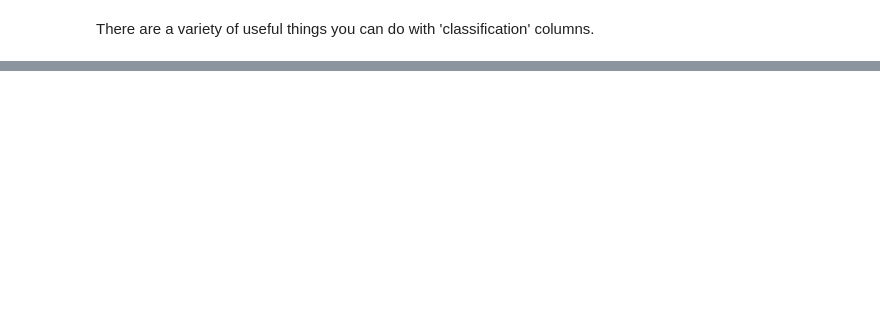
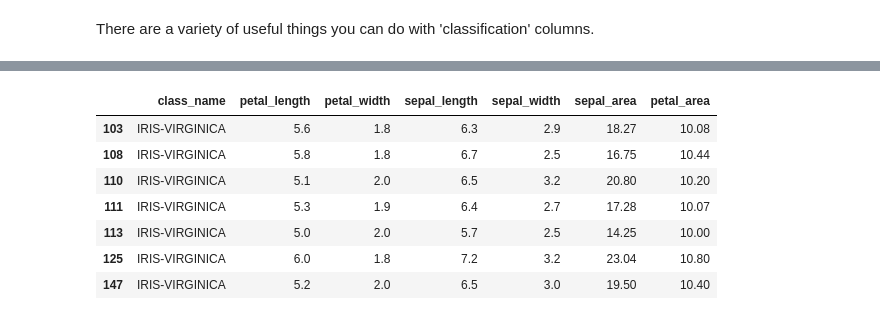
Before and after one commit to bleemsz/thw_intro_pandas, a Jupyter notebook: intro_pandas.ipynb, the cells around one changed output, grey strips where cells are left out. Drawn from its saved outputs; the diff is of its cells as text; code cells hidden in the pictures; blank space fills up the shorter version.

```diff
--- a/intro_pandas.ipynb
+++ b/intro_pandas.ipynb
@@ -347,0 +360,11 @@ This can similarly be used to filter for data
+# %%
+df[(df.petal_area >= 10.) & (df.petal_area < 11.)]
+# %% [output]
+|  | class_name | petal_length | petal_width | sepal_length | sepal_width | sepal_area | petal_area |
+| 103 | IRIS-VIRGINICA | 5.6 | 1.8 | 6.3 | 2.9 | 18.27 | 10.08 |
+| 108 | IRIS-VIRGINICA | 5.8 | 1.8 | 6.7 | 2.5 | 16.75 | 10.44 |
+| 110 | IRIS-VIRGINICA | 5.1 | 2.0 | 6.5 | 3.2 | 20.80 | 10.20 |
+| 111 | IRIS-VIRGINICA | 5.3 | 1.9 | 6.4 | 2.7 | 17.28 | 10.07 |
+| 113 | IRIS-VIRGINICA | 5.0 | 2.0 | 5.7 | 2.5 | 14.25 | 10.00 |
+| 125 | IRIS-VIRGINICA | 6.0 | 1.8 | 7.2 | 3.2 | 23.04 | 10.80 |
+| 147 | IRIS-VIRGINICA | 5.2 | 2.0 | 6.5 | 3.0 | 19.50 | 10.40 |
```
Also changed, not shown: parts of 14 cells of this notebook.
